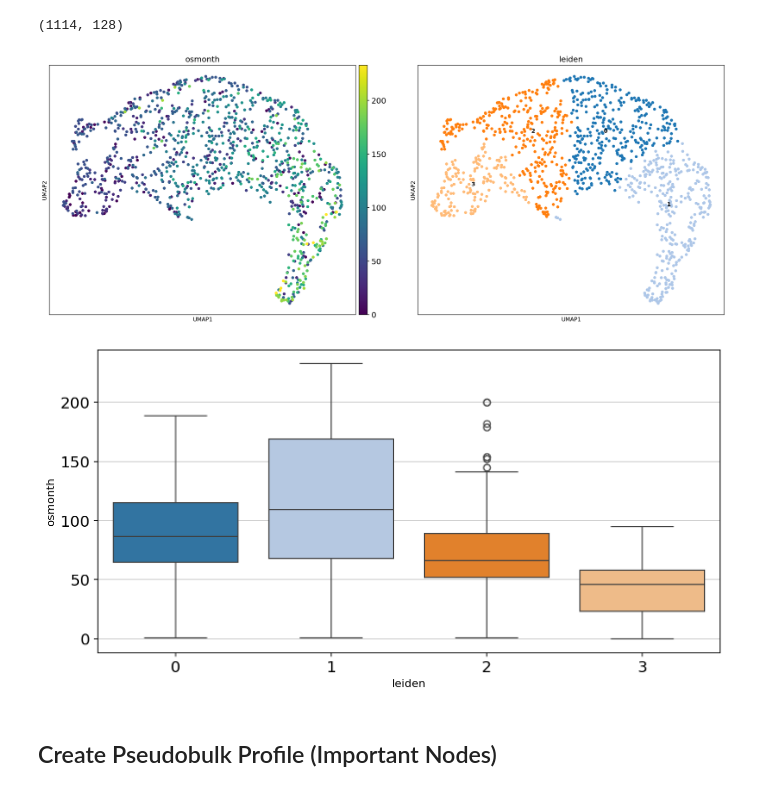
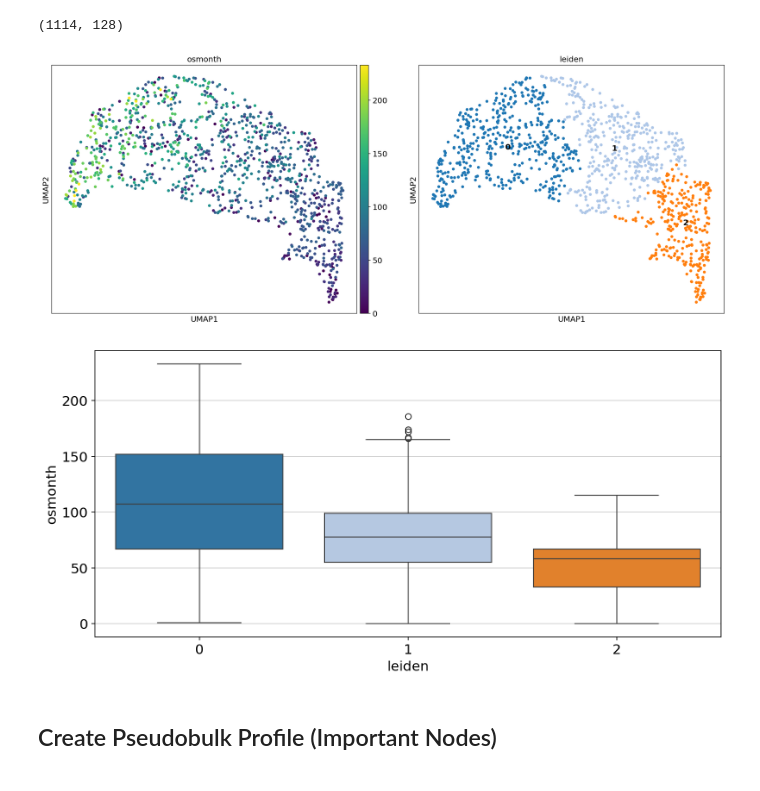
Before and after one commit to saezlab/GNNClinicalOutcomePrediction, a Jupyter notebook: bin/embedding_clustering_JacksonFischer.ipynb, the cells around one changed output. Cells and saved outputs as stored; diff of their text form; code cells hidden in the pictures.

```diff
--- a/bin/embedding_clustering_JacksonFischer.ipynb
+++ b/bin/embedding_clustering_JacksonFischer.ipynb
@@ -24,8 +25,9 @@ sc.set_figure_params(scanpy=True, facecolor="white", dpi=80, dpi_save=300)
 # Read json file
 # exp_name = "GATV2_NegativeLogLikelihood_month_04-12-2023"
 # job_id = "fombnNMthdocYhDPmAjaBQ"
-exp_name = "JacksonFischer_Final"
-job_id = "Q35QNYtJGirq4yCX3KzaKQ"
+exp_name = "JacksonFischer"
+dataset_name = "JacksonFischer"
+job_id = "2mYvWJwUarIJkw0vvUbl3Q"
 PLT_PATH = f"../plots/analysis/{exp_name}_{job_id}"
 Path(PLT_PATH).mkdir(parents=True, exist_ok=True)
 device =  custom_tools.get_device()
@@ -38,10 +40,10 @@ deg = None
 if "PNA" in exp_name:
     deg = custom_tools.load_pickle(f"../models/{exp_name}/{job_id}_deg.pckl")
 model = custom_tools.load_model(f"{job_id}_SD", path = f"../models/{exp_name}", model_type = "SD", args = args, deg=deg, device=device)
-dataset = TissueDataset(os.path.join("../data/JacksonFischer", "month"),  "month")
+dataset = TissueDataset(os.path.join(f"../data/{dataset_name}", "month"),  "month")
 
 # Read the explanations adata
-adata_exp = sc.read_h5ad(f"../data/out_data/adatafiles/JacksonFischer_{exp_name}_{job_id}_concatenated_explanations.h5ad")
+adata_exp = sc.read_h5ad(f"../data/out_data/adatafiles/{exp_name}_{job_id}_concatenated_explanations.h5ad")
 adata_exp.obs_names_make_unique()
 
 # for mod in model.modules():
@@ -73,6 +75,7 @@ adata_emb = ad.AnnData(embedding_arr)
 adata_emb.var_names = [f"emb_{i}" for i in range(embedding_arr.shape[1])]
 adata_emb.obs_names = img_id_list
 adata_emb.obs["img_id"] = img_id_list
+adata_emb.obs["img_id"] = adata_emb.obs["img_id"].astype("category")
 adata_emb.obs["osmonth"] = osmonth_lst
 adata_emb.obs["p_id"] = pid_list
 adata_emb.obs["clinical_type"] = clinical_type_lst
@@ -95,29 +98,31 @@ adata_emb.obs.loc[adata_emb.obs["osmonth"]<lower_quartile, "low_surv" ] = "1"
 # %%
 cmap = sns.palettes.get_colormap("tab20")
 color_dict = dict()
 
 for ind, clust_index in enumerate(adata_emb.obs["leiden"].cat.categories):
     color_dict[clust_index] = cmap.colors[ind]
 
 rcParams['figure.figsize']=(10,8)
 sc.pl.umap(adata_emb, color=["osmonth", "leiden"], palette=color_dict, show=False, legend_loc = 'on data') #, save="_jacksonfisher_embedding_boxplot.pdf")
-plt.savefig(os.path.join(PLT_PATH, "jacksonfisher_embedding_umap.pdf"), dpi=300)
+plt.tight_layout()
+plt.savefig(os.path.join(PLT_PATH, f"{dataset_name}_embedding_umap.pdf"), dpi=300)
 
 
 fig = plt.figure(figsize=(10, 5))
 sns.boxplot(data=adata_emb.obs, x="leiden", y="osmonth", palette= color_dict)
-plt.savefig(os.path.join(PLT_PATH, "jacksonfisher_embedding_boxplot.pdf"), dpi=300)
+plt.tight_layout()
+plt.savefig(os.path.join(PLT_PATH, f"{dataset_name}_embedding_boxplot.pdf"), dpi=300)
 # sc.pl.umap(adata, color=["leiden"], palette=color_dict, legend_loc = 'on data')
 # sc.pl.umap(adata, color=["high_surv", "low_surv"], palette=["grey", "black"])
 # sc.pl.umap(adata, color=["is_censored"], palette=["grey", "black"])
 
 # sc.pl.dotplot(adata, n_genes=5, groupby='bulk_labels', dendrogram=True)
 
 # sc.tl.rank_genes_groups(adata, 'leiden', method='t-test')
 # sc.pl.rank_genes_groups_dotplot(adata, n_genes=5, key=f"t-test", show=True, groupby=f"leiden")
 # %% [output]
-[figure, old version]
+[figure, new version]
-[figure, old version]
+[figure, new version]
 # %% [markdown]
 <h2>Create Pseudobulk Profile (Important Nodes)</h2>
 # %%
```
Also changed, not shown: parts of 16 cells of this notebook, 1 other file.
